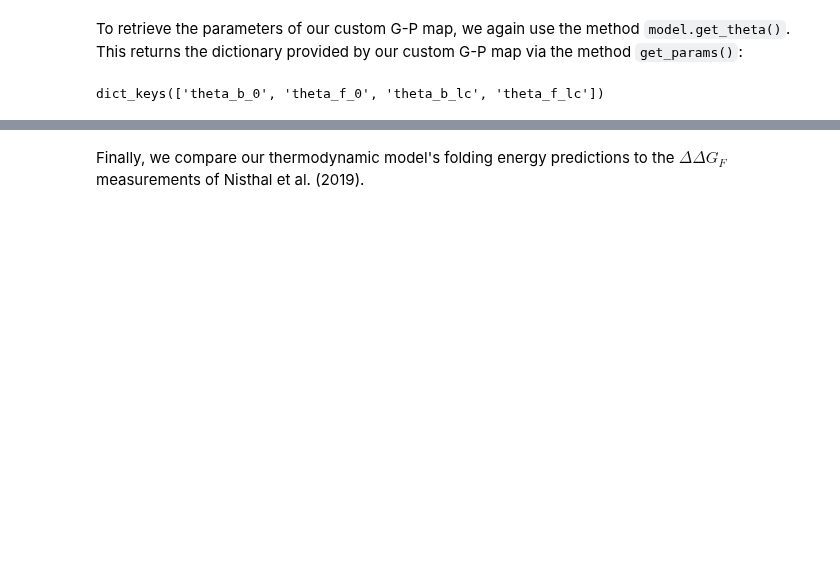
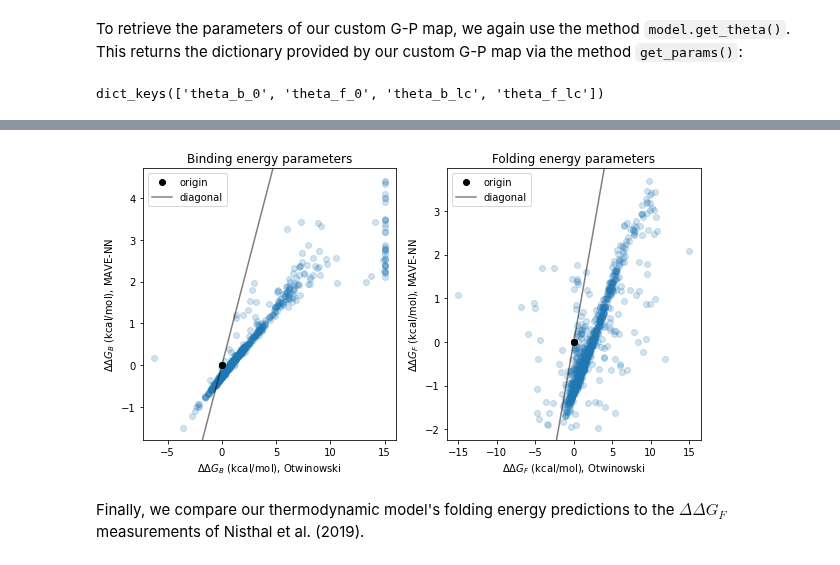
Before and after one commit to jbkinney/mavenn, a Jupyter notebook: docs/tutorials/4_protein_dms_biohysical_gpmap.ipynb, the cells around one changed output, grey strips where cells are left out. Drawn from its saved outputs; the diff is of its cells as text; code cells hidden in the pictures; blank space fills up the shorter version.

```diff
--- a/docs/tutorials/4_protein_dms_biohysical_gpmap.ipynb
+++ b/docs/tutorials/4_protein_dms_biohysical_gpmap.ipynb
@@ -379,3 +393,30 @@ fig.tight_layout(w_pad=5)
+# %%
+# Set plotting routine
+def draw(ax, x, y, ddG_var, title):
+    ax.scatter(x, y, alpha=.2)
+    xlim = ax.get_xlim()
+    ax.autoscale(False)
+    ax.plot(0,0,'ok', label='origin')
+    ax.plot(xlim, xlim, '-k', alpha=.5, label='diagonal')
+    ax.set_xlabel(f'{ddG_var} (kcal/mol), Otwinowski')
+    ax.set_ylabel(f'{ddG_var} (kcal/mol), MAVE-NN')
+    ax.set_title(title)
+    ax.legend()
+
+# Create figure and make plots
+fig, axs = plt.subplots(1,2, figsize=(10,5))
+draw(ax=axs[0],
+     x=ddG_b_mat_otwinowski.ravel(),
+     y=ddG_b_mat_mavenn.ravel(),
+     ddG_var='$\Delta \Delta G_B$',
+     title='Binding energy parameters')
+draw(ax=axs[1],
+     x=ddG_f_mat_otwinowski.ravel(),
+     y=ddG_f_mat_mavenn.ravel(),
+     ddG_var='$\Delta \Delta G_F$',
+     title='Folding energy parameters')
+# %% [output]
+[figure, added]
 # %% [markdown]
 Finally, we compare our thermodynamic model's folding energy predictions to the $\Delta \Delta G_F$ measurements of Nisthal et al. (2019).
 # %%
```
Also changed, not shown: parts of 6 cells of this notebook, 2 other files.
